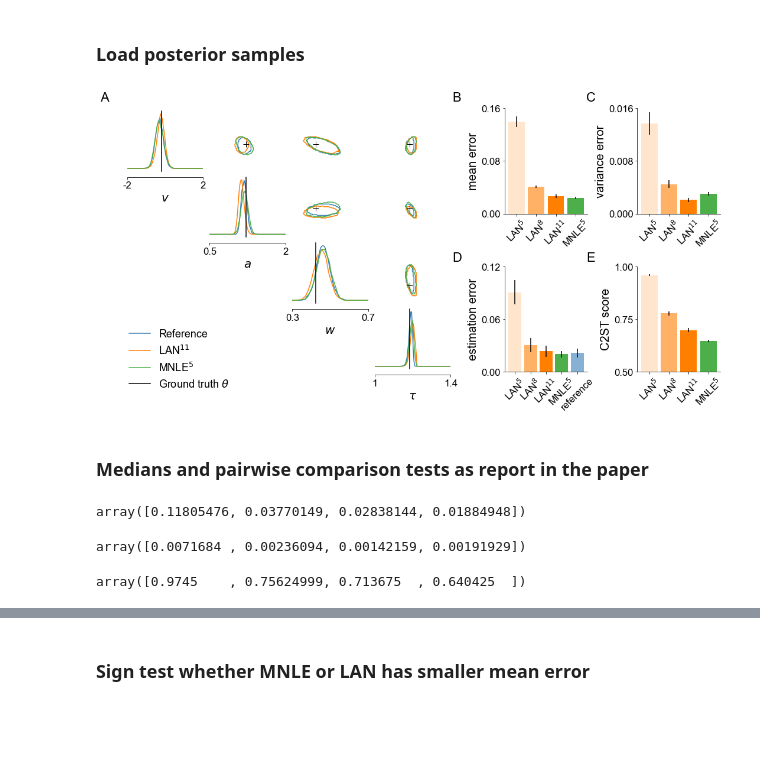
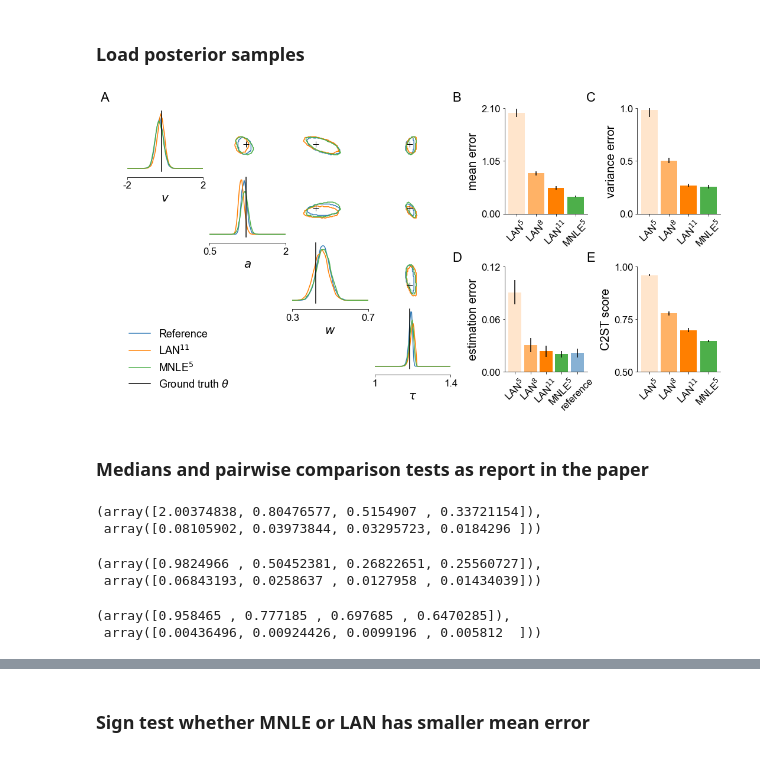
Before and after one commit to mackelab/mnle-for-ddms, a Jupyter notebook: notebooks/Paper-Figure-3&4-posterior-comparison.ipynb, the cells around one changed output, grey strips where cells are left out. Drawn from its saved outputs; the diff is of its cells as text; code cells hidden in the pictures; blank space fills up the shorter version.

Commit message:
update nb for posterior results. update figures.

```diff
--- a/notebooks/Paper-Figure-3&4-posterior-comparison.ipynb
+++ b/notebooks/Paper-Figure-3&4-posterior-comparison.ipynb
@@ -144,7 +132,7 @@ ss = [
 def plot_bar(pos, width, metrics, label, color, alpha=.6):
     plt.bar(
             pos,
-            height=metrics.mean(0),
+            height=np.mean(metrics, 0),
             width=width,
             yerr=metrics.std(0) / np.sqrt(metrics.shape[0]),
             color = color,
@@ -204,65 +192,70 @@ for ii in range(4):
     plot_bar(pos[ii], width, meanerr[:, ii], label=labels[ii], color=plot_colors[ii+1], alpha=alphas[ii+1])
 plt.xticks(pos, labels, rotation=rotation);
 plt.ylabel("mean error")
-plt.ylim(0, .16)
-plt.yticks(np.linspace(0, .16, 3))
+# plt.yscale("log")
+plt.ylim(0, 2.1)
+plt.yticks(np.linspace(0, 2.1, 3))
 
 plt.sca(ax2[0, 1])
 for ii in range(4):
     plot_bar(pos[ii], width, varerr[:, ii], label=labels[ii], color=plot_colors[ii+1], alpha=alphas[ii+1])
 plt.xticks(pos, labels, rotation=rotation);
 plt.ylabel("variance error")
-plt.ylim(0, .016)
-plt.yticks(np.linspace(0, .016, 3))
+# plt.yscale("log")
+plt.ylim(0, 1)
+plt.yticks(np.linspace(0, 1, 3))
 
 plt.sca(ax2[1, 1])
 for ii in range(4):
     plot_bar(pos[ii], width, c2st_scores[:, ii], label=labels[ii], color=plot_colors[ii+1], alpha=alphas[ii+1])
 plt.xticks(pos, labels, rotation=rotation);
 plt.ylabel("C2ST score")
 plt.ylim(0.5, 1)
 plt.yticks(np.linspace(0.5, 1, 3))
 
 plt.sca(ax2[1, 0])
-for ii in range(1, 5):
-    plot_bar(pos[ii-1], width, estimation_error[:, ii], label=labels[ii-1], color=plot_colors[ii], alpha=alphas[ii])
+for ii in range(4):
+    plot_bar(pos[ii], width, estimation_error[:, ii], label=labels[ii], color=plot_colors[ii+1], alpha=alphas[ii+1])
 
 pos.append(pos[-1] + pos_scale)
-plot_bar(pos[-1], width, estimation_error[:, 0], label="reference", color=colors[0])
+plot_bar(pos[-1], width, estimation_error_reference, label="reference", color=colors[0])
 plt.xticks(pos, labels + ["reference"], rotation=rotation);
 plt.ylabel("estimation error")
 plt.ylim(0, .12)
 plt.yticks(np.linspace(0, .12, 3))
 
 weight = "regular"
 fontsize = 22
 y1 = 0.92
 x1 = 0.09
 dx = 0.635
 fig.text(x1, y1, "A", fontsize=fontsize, fontweight=weight)
 fig.text(x1 + 0.46, y1, "B", fontsize=fontsize, fontweight=weight)
 fig.text(x1 + dx, y1, "C", fontsize=fontsize, fontweight=weight)
 fig.text(x1 + 0.46, y1 - 0.47, "D", fontsize=fontsize, fontweight=weight)
 fig.text(x1 + dx, y1 - 0.47, "E", fontsize=fontsize, fontweight=weight)
 
 plt.tight_layout();
-fig.savefig("figures/Figure3-MNLE-LAN-posterior-comparison.png", dpi=300, bbox_inches="tight");
+# fig.savefig("figures/Figure3-MNLE-LAN-posterior-comparison.png", dpi=300, bbox_inches="tight");
 # %% [output]
-[figure, old version]
+[figure, new version]
 # %%
 fig.savefig("figures/Figure3-MNLE-LAN-posterior-comparison.png", dpi=300, bbox_inches="tight");
 # %% [markdown]
 ### Medians and pairwise comparison tests as report in the paper
 # %%
 # LAN-5, LAN-8, LAN-11, MNLE
-np.median(meanerr, 0)
+np.mean(meanerr, 0), np.std(meanerr, 0) / 10
 # %% [output]
-array([0.11805476, 0.03770149, 0.02838144, 0.01884948])
+(array([2.00374838, 0.80476577, 0.5154907 , 0.33721154]),
+ array([0.08105902, 0.03973844, 0.03295723, 0.0184296 ]))
 # %%
-np.median(varerr, 0)
+np.mean(varerr, 0), np.std(varerr, 0) / 10
 # %% [output]
-array([0.0071684 , 0.00236094, 0.00142159, 0.00191929])
+(array([0.9824966 , 0.50452381, 0.26822651, 0.25560727]),
+ array([0.06843193, 0.0258637 , 0.0127958 , 0.01434039]))
 # %%
-np.median(c2st_scores, 0)
+np.mean(c2st_scores, 0), np.std(c2st_scores, 0) / 10
 # %% [output]
-array([0.9745    , 0.75624999, 0.713675  , 0.640425  ])
+(array([0.958465 , 0.777185 , 0.697685 , 0.6470285]),
+ array([0.00436496, 0.00924426, 0.0099196 , 0.005812  ]))
```
Also changed, not shown: parts of 7 cells of this notebook, 2 other files.
